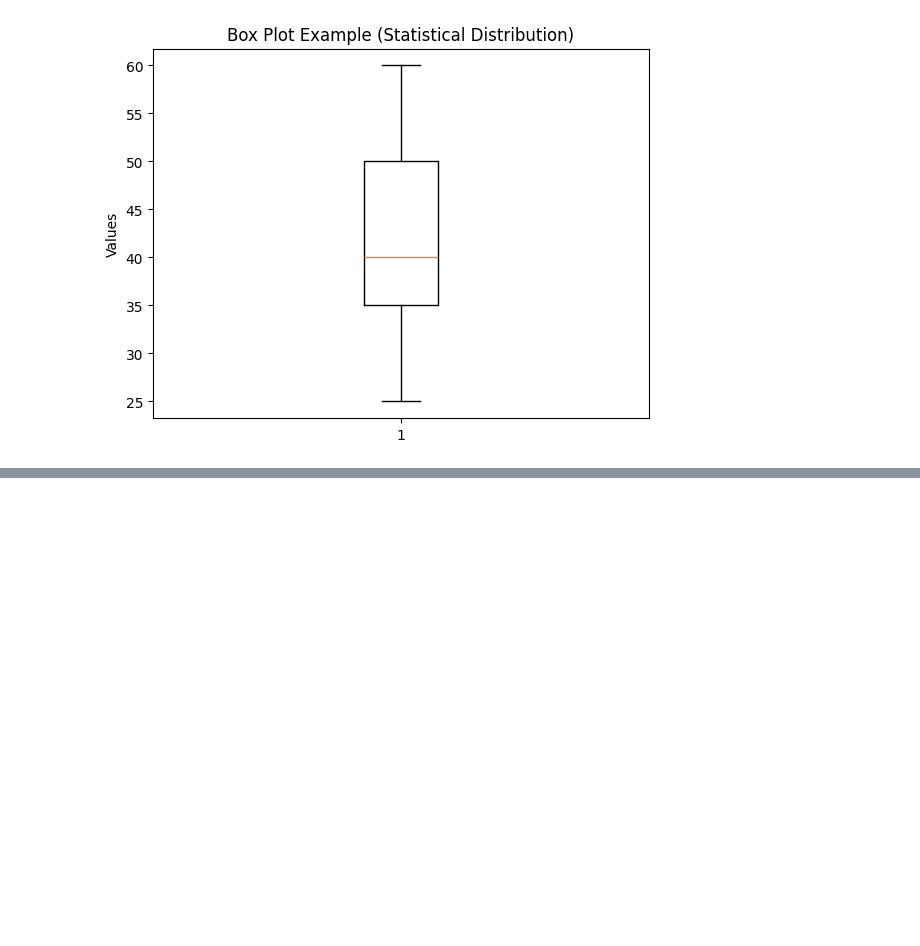
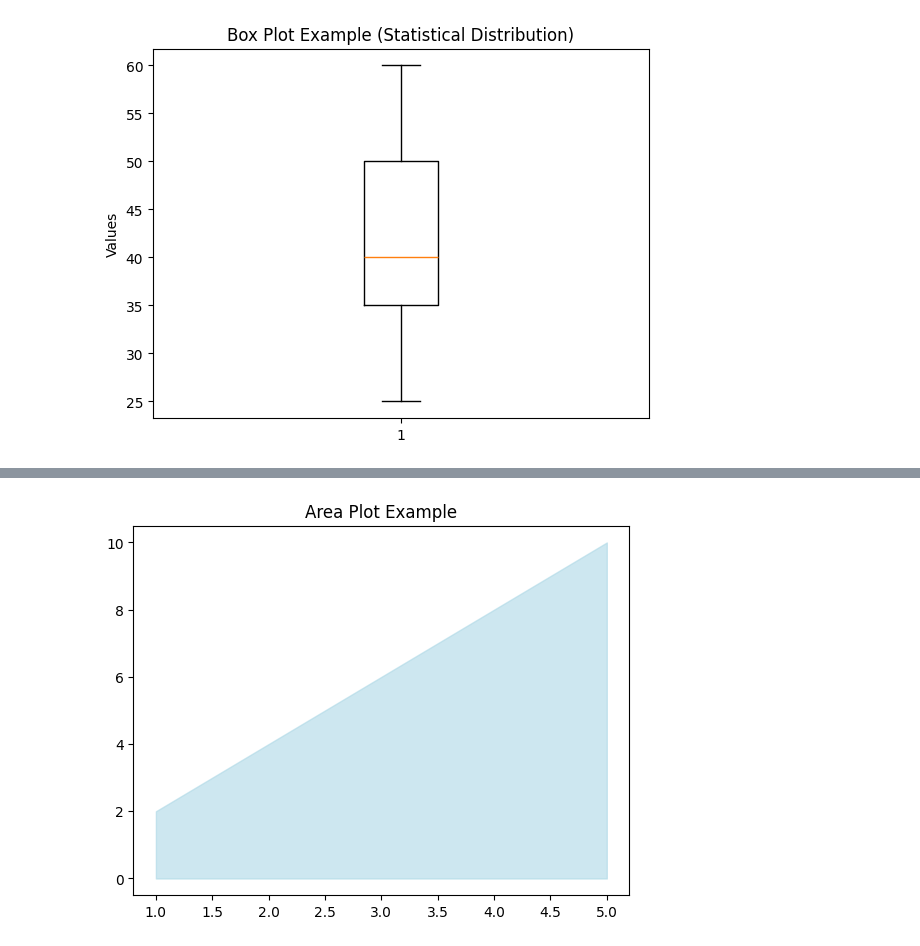
Before and after one commit to SindhuKomireddyy/DataAnalysis, a Jupyter notebook: matplotlib.ipynb, the cells around one changed output, grey strips where cells are left out. Saved outputs shown, nothing was run; the diff lists cells and outputs as text; code cells hidden in the pictures; blank space fills up the shorter version.

```diff
--- a/matplotlib.ipynb
+++ b/matplotlib.ipynb
@@ -99,0 +124,8 @@ plt.show()
+# %%
+x = [1,2,3,4,5]
+y = [2,4,6,8,10]
+plt.fill_between(x, y, color='lightblue', alpha=0.6)
+plt.title("Area Plot Example")
+plt.show()
+# %% [output]
+[figure, added]
```
Also changed, not shown: parts of 10 cells of this notebook.
